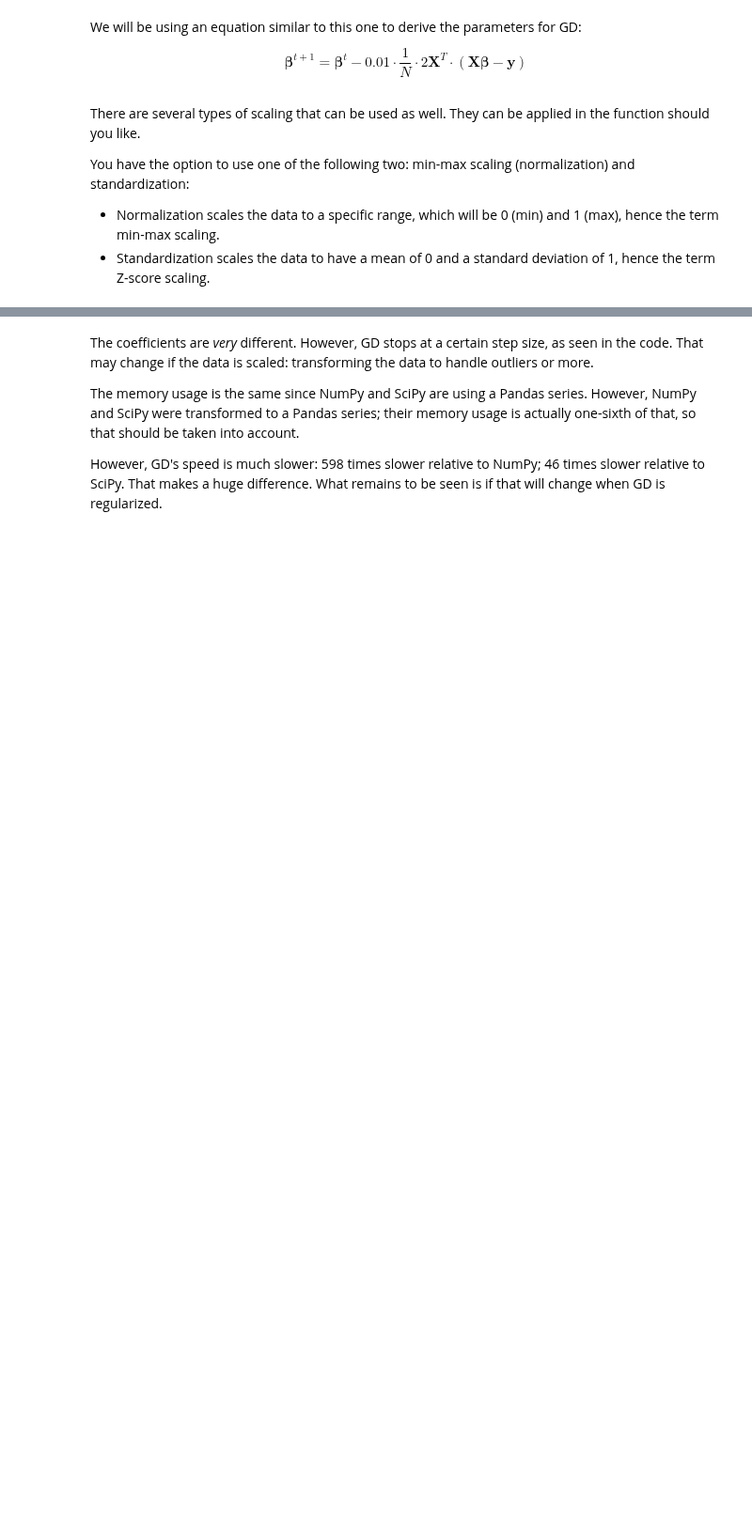
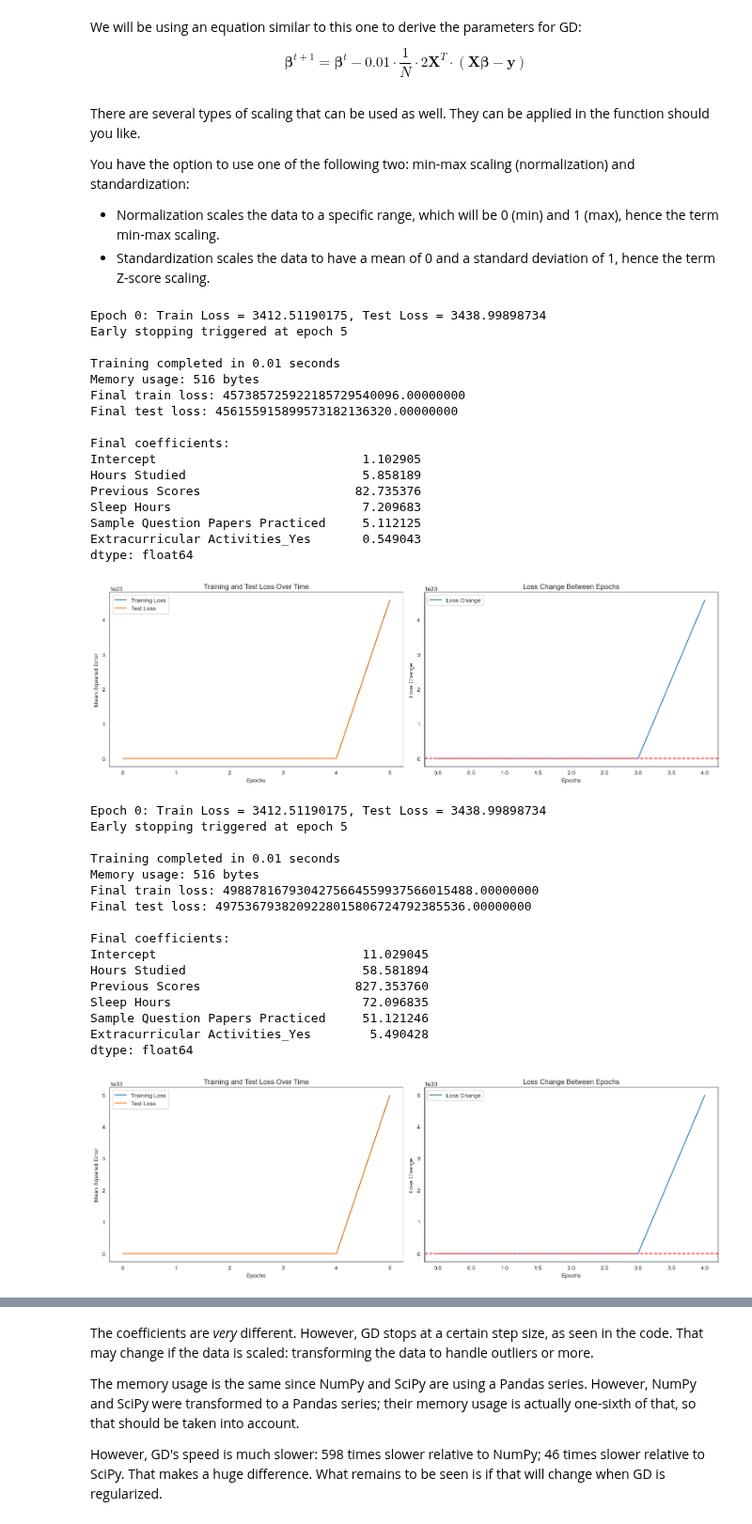
Before and after one commit to add0794/ordinary-least-squares-gradient-descent, a Jupyter notebook: ols_gd.ipynb, the cells around one changed output, grey strips where cells are left out. Shown at 94% size. Saved outputs shown, nothing was run; the diff lists cells and outputs as text; code cells hidden in the pictures; blank space fills up the shorter version.

Commit message:
test gradient descent functions

```diff
--- a/ols_gd.ipynb
+++ b/ols_gd.ipynb
@@ -816,0 +943,54 @@ You have the option to use one of the following two: min-max scaling (normalizat
+# %%
+# Start with these parameters
+results = gradient_descent(X_extracurricular_yes, y, cols_yes,
+                         learning_rate=0.000001,
+                         epochs=50000,
+                         precision=1e-5,
+                         early_stopping_rounds=5)
+
+# If loss decreasing too slowly:
+results = gradient_descent(X_extracurricular_yes, y, cols_yes,
+                         learning_rate=0.000001,  # Increase learning rate
+                         epochs=50000,
+                         precision=1e-5)
+
+# If loss oscillating:
+results = gradient_descent(X_extracurricular_yes, y, cols_yes,
+                         learning_rate=0.000001,  # Decrease learning rate
+                         epochs=50000,
+                         precision=1e-5)
+# %% [output]
+Epoch 0: Train Loss = 3412.51190175, Test Loss = 3438.99898734
+Early stopping triggered at epoch 5
+
+Training completed in 0.01 seconds
+Memory usage: 516 bytes
+Final train loss: 457385725922185729540096.00000000
+Final test loss: 456155915899573182136320.00000000
+
+Final coefficients:
+Intercept                            1.102905
+Hours Studied                        5.858189
+Previous Scores                     82.735376
+Sleep Hours                          7.209683
+Sample Question Papers Practiced     5.112125
+Extracurricular Activities_Yes       0.549043
+dtype: float64
+[figure, added]
+Epoch 0: Train Loss = 3412.51190175, Test Loss = 3438.99898734
+Early stopping triggered at epoch 5
+
+Training completed in 0.01 seconds
+Memory usage: 516 bytes
+Final train loss: 4988781679304275664559937566015488.00000000
+Final test loss: 4975367938209228015806724792385536.00000000
+
+Final coefficients:
+Intercept                            11.029045
+Hours Studied                        58.581894
+Previous Scores                     827.353760
+Sleep Hours                          72.096835
+Sample Question Papers Practiced     51.121246
+Extracurricular Activities_Yes        5.490428
+dtype: float64
+[figure, added]
```
Also changed, not shown: parts of 19 cells of this notebook.
